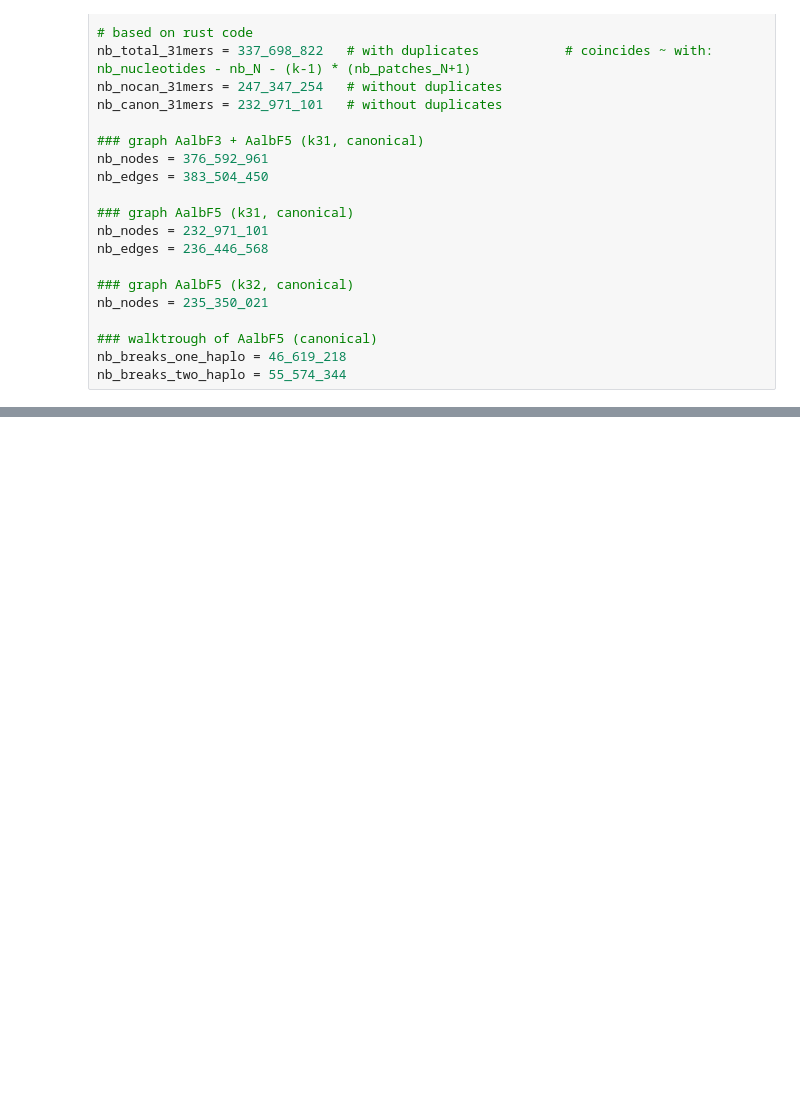
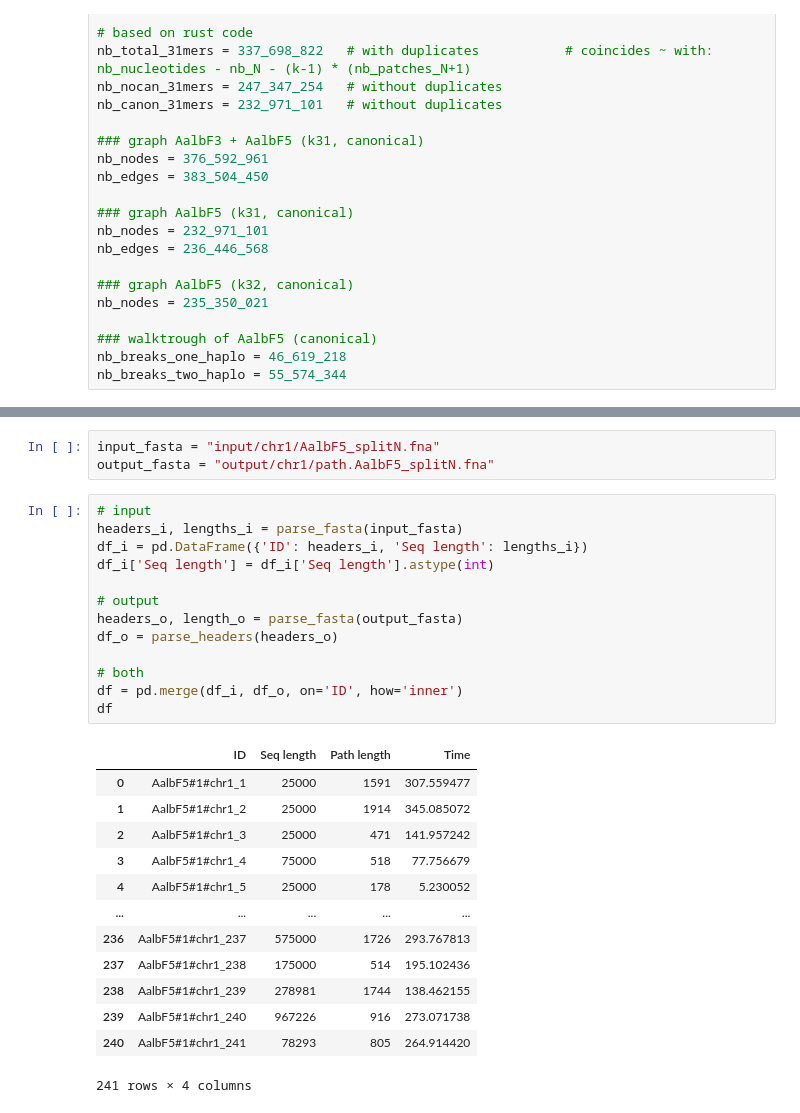
Before and after one commit to flopau76/dBG_project, a Jupyter notebook: data/notebook.ipynb, the cells around one changed output, grey strips where cells are left out. Saved outputs shown, nothing was run; the diff lists cells and outputs as text; blank space fills up the shorter version.

```diff
--- a/data/notebook.ipynb
+++ b/data/notebook.ipynb
@@ -70,0 +107,30 @@ Percentage of break added when combining graph 1 and 2: 14.76%
+# %%
+input_fasta = "input/chr1/AalbF5_splitN.fna"
+output_fasta = "output/chr1/path.AalbF5_splitN.fna"
+# %%
+# input
+headers_i, lengths_i = parse_fasta(input_fasta)
+df_i = pd.DataFrame({'ID': headers_i, 'Seq length': lengths_i})
+df_i['Seq length'] = df_i['Seq length'].astype(int)
+
+# output
+headers_o, length_o = parse_fasta(output_fasta)
+df_o = parse_headers(headers_o)
+
+# both
+df = pd.merge(df_i, df_o, on='ID', how='inner')
+df
+# %% [output]
+|  | ID | Seq length | Path length | Time |
+| 0 | AalbF5#1#chr1_1 | 25000 | 1591 | 307.559477 |
+| 1 | AalbF5#1#chr1_2 | 25000 | 1914 | 345.085072 |
+| 2 | AalbF5#1#chr1_3 | 25000 | 471 | 141.957242 |
+| 3 | AalbF5#1#chr1_4 | 75000 | 518 | 77.756679 |
+| 4 | AalbF5#1#chr1_5 | 25000 | 178 | 5.230052 |
+| ... | ... | ... | ... | ... |
+| 236 | AalbF5#1#chr1_237 | 575000 | 1726 | 293.767813 |
+| 237 | AalbF5#1#chr1_238 | 175000 | 514 | 195.102436 |
+| 238 | AalbF5#1#chr1_239 | 278981 | 1744 | 138.462155 |
+| 239 | AalbF5#1#chr1_240 | 967226 | 916 | 273.071738 |
+| 240 | AalbF5#1#chr1_241 | 78293 | 805 | 264.914420 |
+241 rows × 4 columns
```
Also changed, not shown: parts of 14 cells of this notebook, 10 other files.
